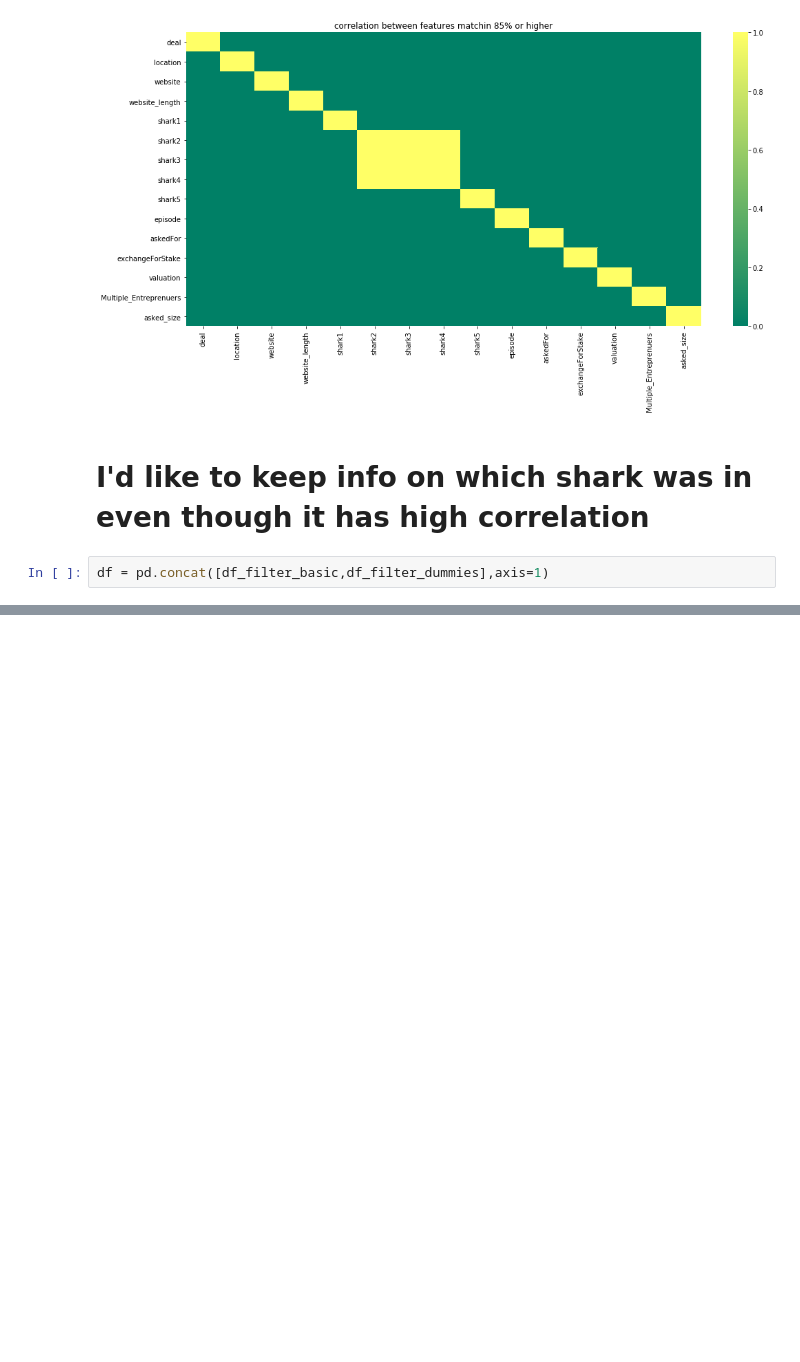
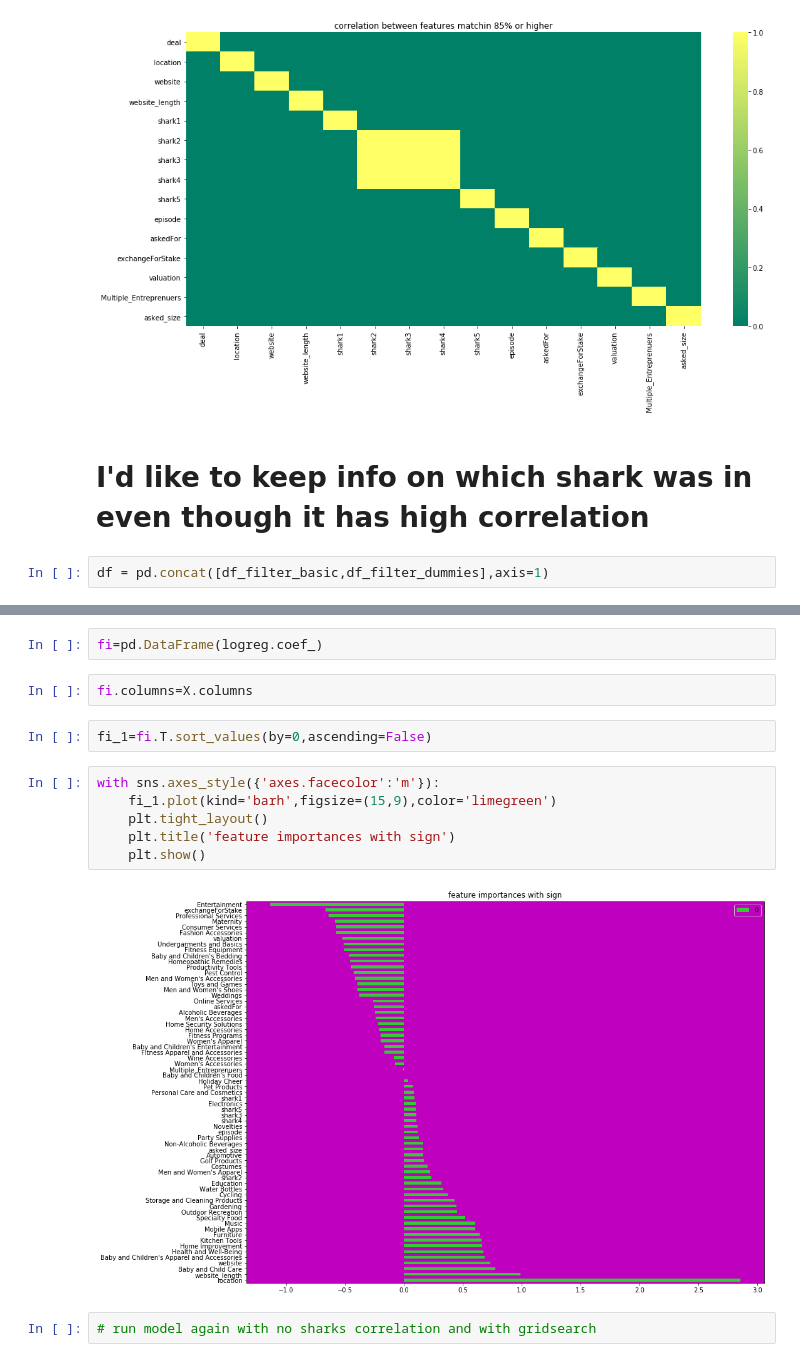
Before and after one commit to ArielJosephCohen/shark_tank, a Jupyter notebook: first_model.ipynb, the cells around one changed output, grey strips where cells are left out. Saved outputs shown, nothing was run; the diff lists cells and outputs as text; blank space fills up the shorter version.

```diff
--- a/first_model.ipynb
+++ b/first_model.ipynb
@@ -726,0 +904,16 @@ df = pd.concat([df_filter_basic,df_filter_dummies],axis=1)
+# %%
+fi=pd.DataFrame(logreg.coef_)
+# %%
+fi.columns=X.columns
+# %%
+fi_1=fi.T.sort_values(by=0,ascending=False)
+# %%
+with sns.axes_style({'axes.facecolor':'m'}):
+    fi_1.plot(kind='barh',figsize=(15,9),color='limegreen')
+    plt.tight_layout()
+    plt.title('feature importances with sign')
+    plt.show()
+# %% [output]
+[figure, added]
+# %%
+# run model again with no sharks correlation and with gridsearch
```
Also changed, not shown: parts of 19 cells of this notebook.
